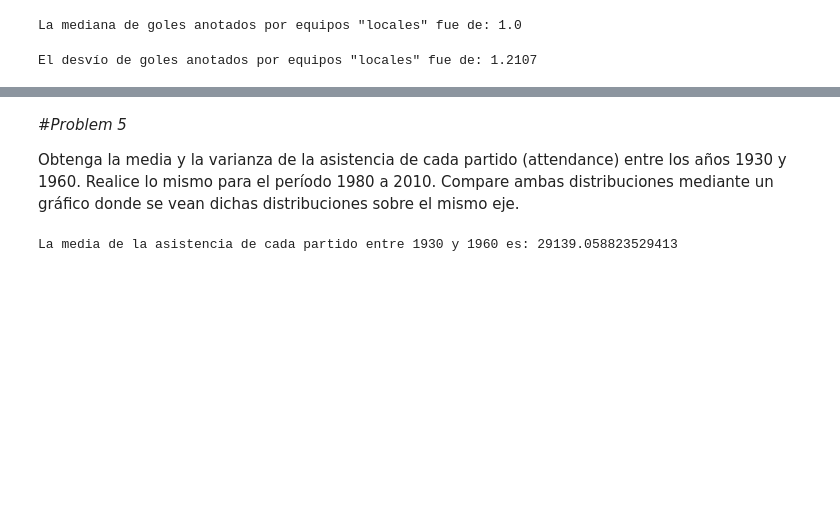
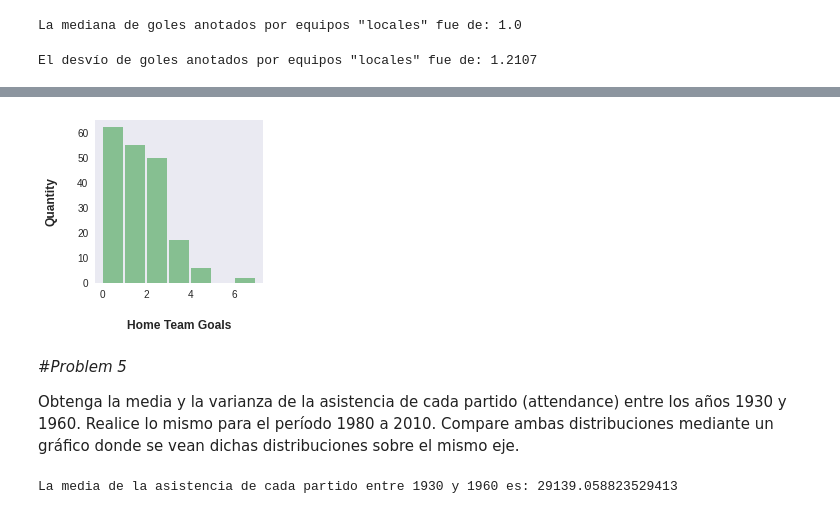
Before and after one commit to josefinavanotti/josefinavanotti, a Jupyter notebook: TP_Python_Estadísitica_Actuarial.ipynb, the cells around one changed output, grey strips where cells are left out. Cells and saved outputs as stored; diff of their text form; code cells hidden in the pictures; blank space fills up the shorter version.

```diff
--- a/TP_Python_Estadísitica_Actuarial.ipynb
+++ b/TP_Python_Estadísitica_Actuarial.ipynb
@@ -218,3 +247,27 @@ plt.hist(home_team_goals)
+# %%
+#plt.hist(home_team_goals['Home Team Goals'])
+ax = home_team_goals.hist(column='Home Team Goals', bins=7, grid=False, figsize=(3,3), color='#86bf91', rwidth=0.9)
+#histogram
+ax = ax[0]
+for x in ax:
+
+    # Despine
+    x.spines['right'].set_visible(False)
+    x.spines['top'].set_visible(False)
+    x.spines['left'].set_visible(False)
+    # Remove title
+    x.set_title("")
+
+    # Set x-axis label
+    x.set_xlabel("Home Team Goals", labelpad=20, weight='bold', size=12)
+
+    # Set y-axis label
+    x.set_ylabel("Quantity", labelpad=20, weight='bold', size=12)
+
+    # Format y-axis label
+    #x.yaxis.set_major_formatter(StrMethodFormatter('{x:,g}'))
+# %% [output]
+[figure, added]
 # %% [markdown]
 #*Problem 5*
 
```
Also changed, not shown: parts of 78 cells of this notebook.
